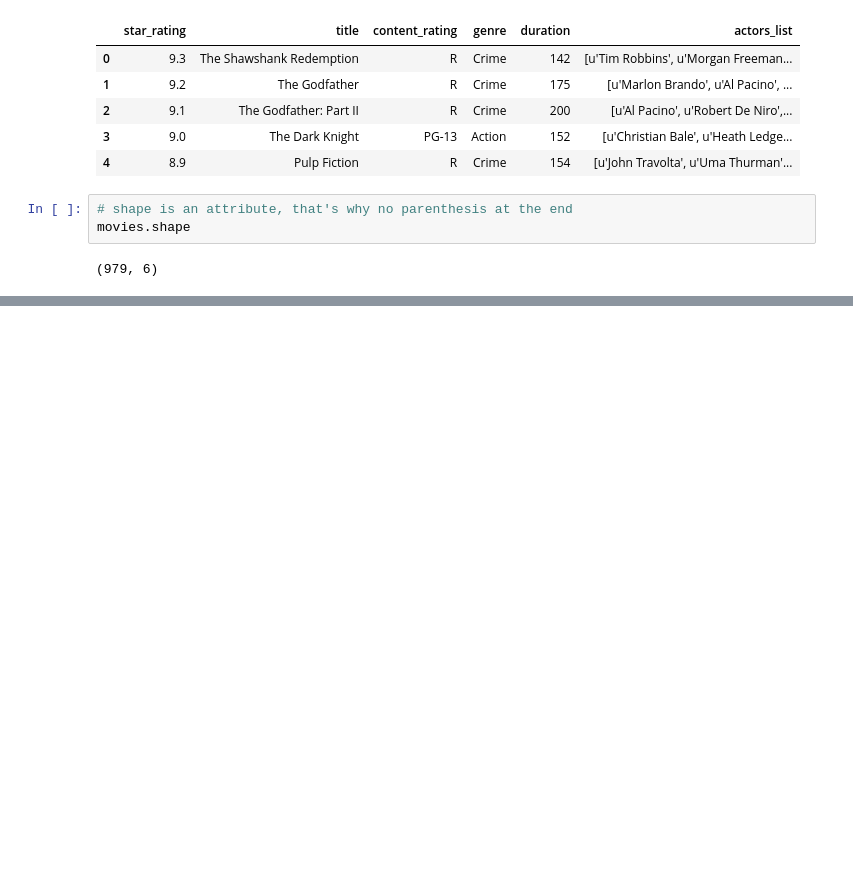
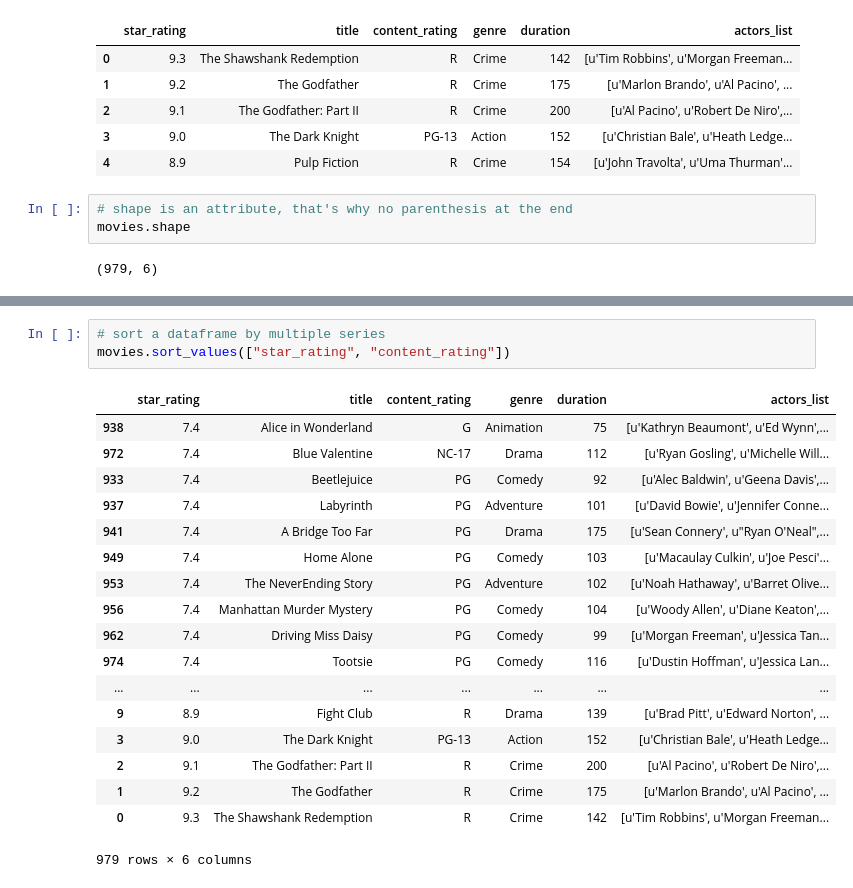
Before and after one commit to Muhammd-Hamza-Sabir/Data-Analysis-using-Pandas, a Jupyter notebook: Pandas Tutorial.ipynb, the cells around one changed output, grey strips where cells are left out. Drawn from its saved outputs; the diff is of its cells as text; blank space fills up the shorter version.

```diff
--- a/Pandas Tutorial.ipynb
+++ b/Pandas Tutorial.ipynb
@@ -216,0 +404,22 @@ movies.shape
+# %%
+# sort a dataframe by multiple series
+movies.sort_values(["star_rating", "content_rating"])
+# %% [output]
+|  | star_rating | title | content_rating | genre | duration | actors_list |
+| 938 | 7.4 | Alice in Wonderland | G | Animation | 75 | [u'Kathryn Beaumont', u'Ed Wynn',... |
+| 972 | 7.4 | Blue Valentine | NC-17 | Drama | 112 | [u'Ryan Gosling', u'Michelle Will... |
+| 933 | 7.4 | Beetlejuice | PG | Comedy | 92 | [u'Alec Baldwin', u'Geena Davis',... |
+| 937 | 7.4 | Labyrinth | PG | Adventure | 101 | [u'David Bowie', u'Jennifer Conne... |
+| 941 | 7.4 | A Bridge Too Far | PG | Drama | 175 | [u'Sean Connery', u"Ryan O'Neal",... |
+| 949 | 7.4 | Home Alone | PG | Comedy | 103 | [u'Macaulay Culkin', u'Joe Pesci'... |
+| 953 | 7.4 | The NeverEnding Story | PG | Adventure | 102 | [u'Noah Hathaway', u'Barret Olive... |
+| 956 | 7.4 | Manhattan Murder Mystery | PG | Comedy | 104 | [u'Woody Allen', u'Diane Keaton',... |
+| 962 | 7.4 | Driving Miss Daisy | PG | Comedy | 99 | [u'Morgan Freeman', u'Jessica Tan... |
+| 974 | 7.4 | Tootsie | PG | Comedy | 116 | [u'Dustin Hoffman', u'Jessica Lan... |
+| ... | ... | ... | ... | ... | ... | ... |
+| 9 | 8.9 | Fight Club | R | Drama | 139 | [u'Brad Pitt', u'Edward Norton', ... |
+| 3 | 9.0 | The Dark Knight | PG-13 | Action | 152 | [u'Christian Bale', u'Heath Ledge... |
+| 2 | 9.1 | The Godfather: Part II | R | Crime | 200 | [u'Al Pacino', u'Robert De Niro',... |
+| 1 | 9.2 | The Godfather | R | Crime | 175 | [u'Marlon Brando', u'Al Pacino', ... |
+| 0 | 9.3 | The Shawshank Redemption | R | Crime | 142 | [u'Tim Robbins', u'Morgan Freeman... |
+979 rows × 6 columns
```
Also changed, not shown: parts of 28 cells of this notebook.
